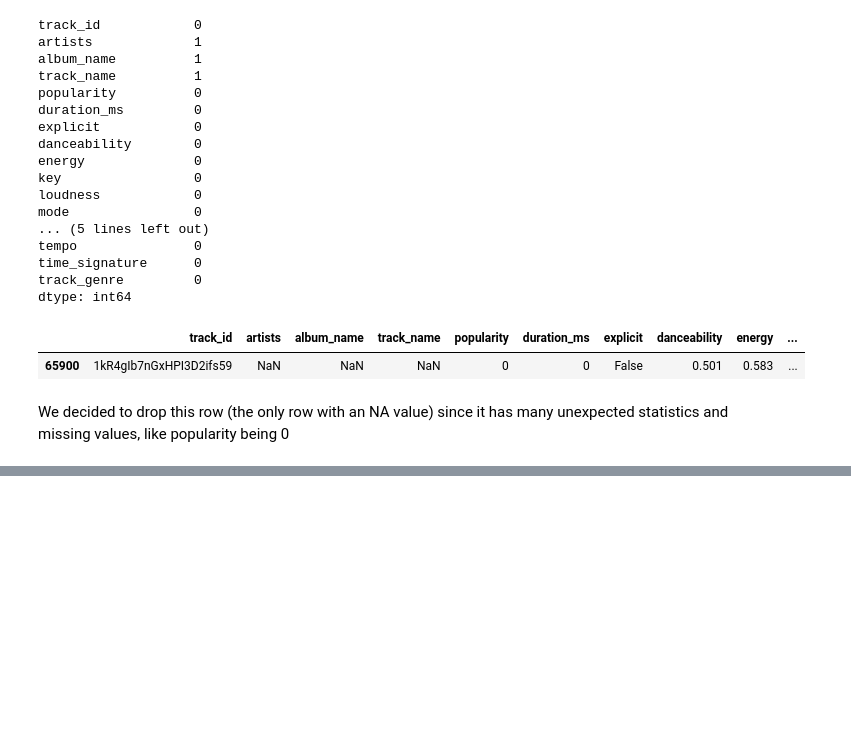
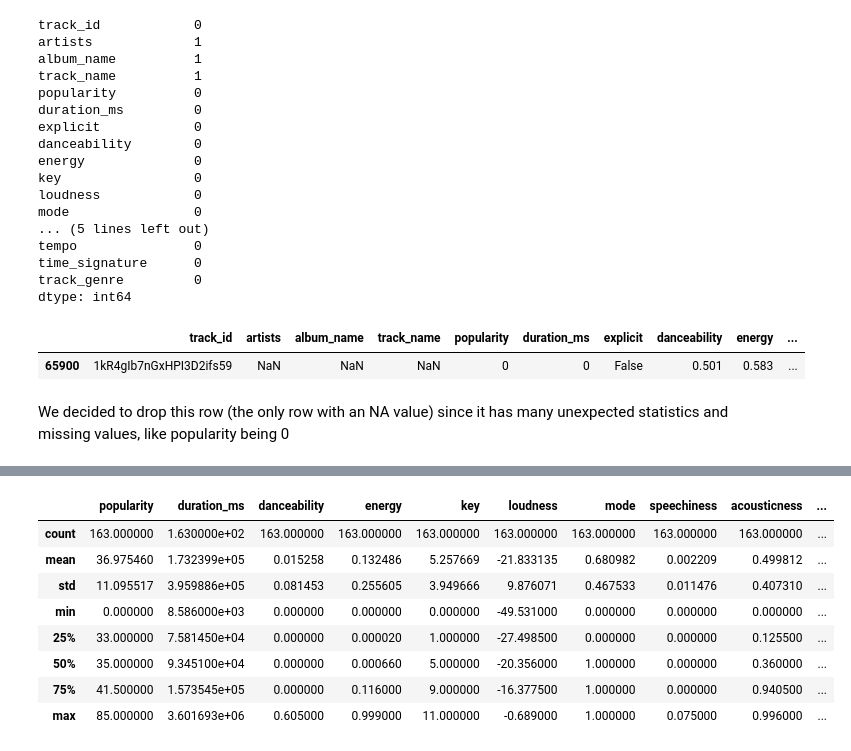
Before and after one commit to ketexon/csm148-spotiflies, a Jupyter notebook: clean.ipynb, the cells around one changed output, grey strips where cells are left out. Drawn from its saved outputs; the diff is of its cells as text; code cells hidden in the pictures; blank space fills up the shorter version.

```diff
--- a/clean.ipynb
+++ b/clean.ipynb
@@ -97,0 +120,12 @@ spotify_clean.drop(columns="duration_ms").plot.box()
+# %%
+spotify_clean[spotify_clean["time_signature"].eq(0)].describe()
+# %% [output]
+|  | popularity | duration_ms | danceability | energy | key | loudness | mode | speechiness | acousticness | ... |
+| count | 163.000000 | 1.630000e+02 | 163.000000 | 163.000000 | 163.000000 | 163.000000 | 163.000000 | 163.000000 | 163.000000 | ... |
+| mean | 36.975460 | 1.732399e+05 | 0.015258 | 0.132486 | 5.257669 | -21.833135 | 0.680982 | 0.002209 | 0.499812 | ... |
+| std | 11.095517 | 3.959886e+05 | 0.081453 | 0.255605 | 3.949666 | 9.876071 | 0.467533 | 0.011476 | 0.407310 | ... |
+| min | 0.000000 | 8.586000e+03 | 0.000000 | 0.000000 | 0.000000 | -49.531000 | 0.000000 | 0.000000 | 0.000000 | ... |
+| 25% | 33.000000 | 7.581450e+04 | 0.000000 | 0.000020 | 1.000000 | -27.498500 | 0.000000 | 0.000000 | 0.125500 | ... |
+| 50% | 35.000000 | 9.345100e+04 | 0.000000 | 0.000660 | 5.000000 | -20.356000 | 1.000000 | 0.000000 | 0.360000 | ... |
+| 75% | 41.500000 | 1.573545e+05 | 0.000000 | 0.116000 | 9.000000 | -16.377500 | 1.000000 | 0.000000 | 0.940500 | ... |
+| max | 85.000000 | 3.601693e+06 | 0.605000 | 0.999000 | 11.000000 | -0.689000 | 1.000000 | 0.075000 | 0.996000 | ... |
```
Also changed, not shown: parts of 6 cells of this notebook.
